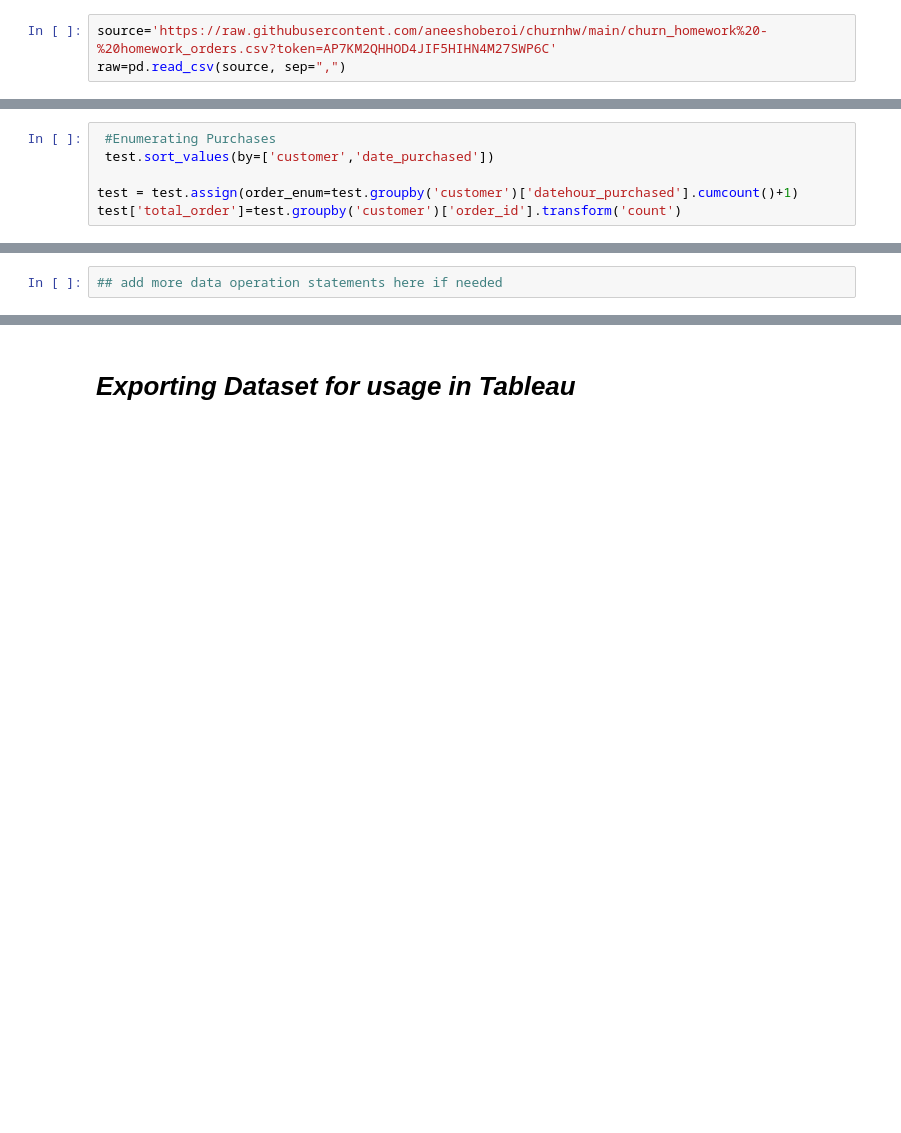
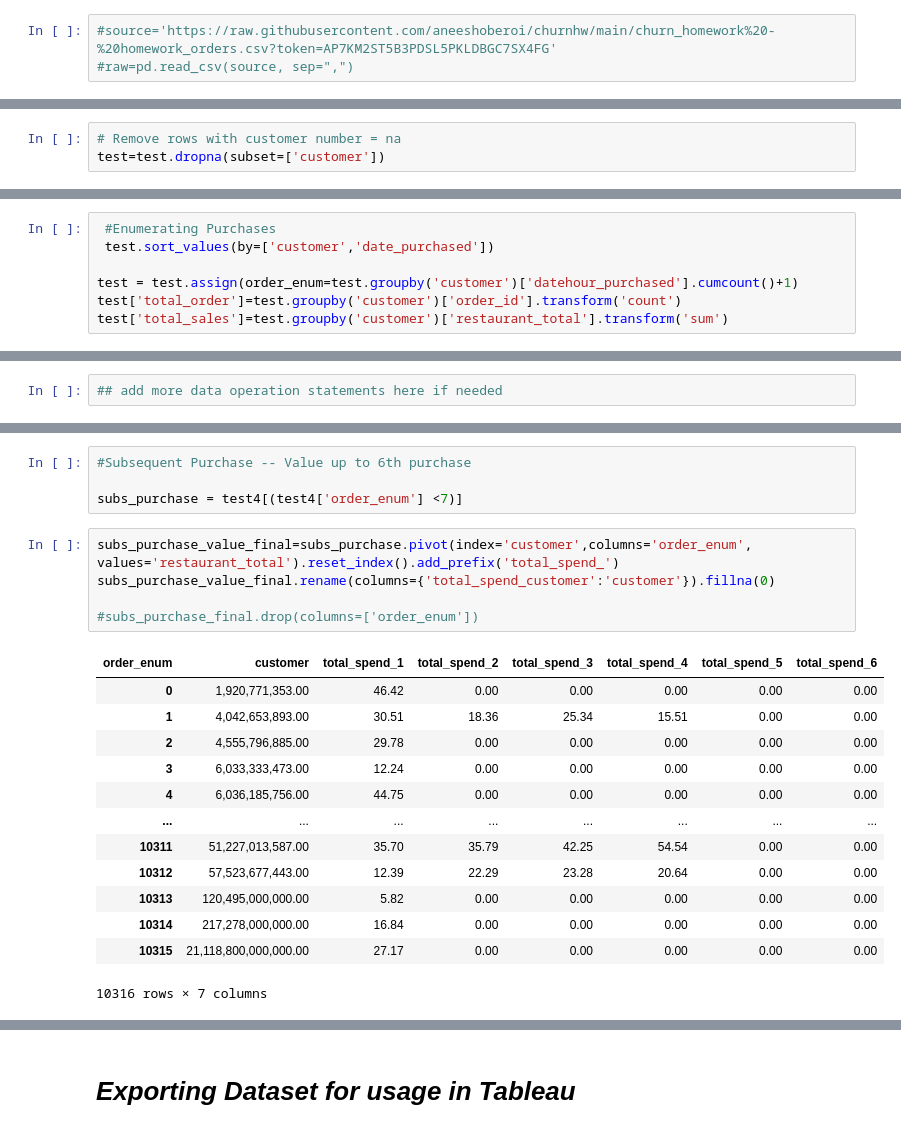
Before and after one commit to aneeshoberoi/churnhw, a Jupyter notebook: ChurnNoteBook_Final.ipynb, the cells around one changed output, grey strips where cells are left out. Cells and saved outputs as stored; diff of their text form; blank space fills up the shorter version.

```diff
--- a/ChurnNoteBook_Final.ipynb
+++ b/ChurnNoteBook_Final.ipynb
@@ -9,8 +9,8 @@ from collections import OrderedDict
 pd.options.display.float_format = "{:,.2f}".format
 pd.set_option("display.precision",2)
 # %%
-source='https://raw.githubusercontent.com/aneeshoberoi/churnhw/main/churn_homework%20-%20homework_orders.csv?token=AP7KM2QHHOD4JIF5HIHN4M27SWP6C'
-raw=pd.read_csv(source, sep=",")
+#source='https://raw.githubusercontent.com/aneeshoberoi/churnhw/main/churn_homework%20-%20homework_orders.csv?token=AP7KM2ST5B3PDSL5PKLDBGC7SX4FG'
+#raw=pd.read_csv(source, sep=",")
 # %%
 #raw=df.head(100)
 #raw.set_index('order_id')
@@ -38,6 +42,9 @@ test=raw
 # %%
 # Remove zero dollar txns
 test=test[test['restaurant_total']>0]
+# %%
+# Remove rows with customer number = na
+test=test.dropna(subset=['customer'])
 # %%
 test.customer.nunique()
 # %% [output]
@@ -99,6 +88,7 @@ test.restaurant_total.sum()
 
 test = test.assign(order_enum=test.groupby('customer')['datehour_purchased'].cumcount()+1)
 test['total_order']=test.groupby('customer')['order_id'].transform('count')
+test['total_sales']=test.groupby('customer')['restaurant_total'].transform('sum')
 # %%
 test['bin_orders']=np.where(test['total_order']<7,test['order_enum'],7)
 # %%
@@ -246,0 +335,23 @@ test4[test4['customer']==6196987925]
+# %%
+#Subsequent Purchase -- Value up to 6th purchase
+
+subs_purchase = test4[(test4['order_enum'] <7)]
+# %%
+subs_purchase_value_final=subs_purchase.pivot(index='customer',columns='order_enum', values='restaurant_total').reset_index().add_prefix('total_spend_')
+subs_purchase_value_final.rename(columns={'total_spend_customer':'customer'}).fillna(0)
+
+#subs_purchase_final.drop(columns=['order_enum'])
+# %% [output]
+| order_enum | customer | total_spend_1 | total_spend_2 | total_spend_3 | total_spend_4 | total_spend_5 | total_spend_6 |
+| 0 | 1,920,771,353.00 | 46.42 | 0.00 | 0.00 | 0.00 | 0.00 | 0.00 |
+| 1 | 4,042,653,893.00 | 30.51 | 18.36 | 25.34 | 15.51 | 0.00 | 0.00 |
+| 2 | 4,555,796,885.00 | 29.78 | 0.00 | 0.00 | 0.00 | 0.00 | 0.00 |
+| 3 | 6,033,333,473.00 | 12.24 | 0.00 | 0.00 | 0.00 | 0.00 | 0.00 |
+| 4 | 6,036,185,756.00 | 44.75 | 0.00 | 0.00 | 0.00 | 0.00 | 0.00 |
+| ... | ... | ... | ... | ... | ... | ... | ... |
+| 10311 | 51,227,013,587.00 | 35.70 | 35.79 | 42.25 | 54.54 | 0.00 | 0.00 |
+| 10312 | 57,523,677,443.00 | 12.39 | 22.29 | 23.28 | 20.64 | 0.00 | 0.00 |
+| 10313 | 120,495,000,000.00 | 5.82 | 0.00 | 0.00 | 0.00 | 0.00 | 0.00 |
+| 10314 | 217,278,000,000.00 | 16.84 | 0.00 | 0.00 | 0.00 | 0.00 | 0.00 |
+| 10315 | 21,118,800,000,000.00 | 27.17 | 0.00 | 0.00 | 0.00 | 0.00 | 0.00 |
+10316 rows × 7 columns
```
Also changed, not shown: parts of 29 cells of this notebook.
